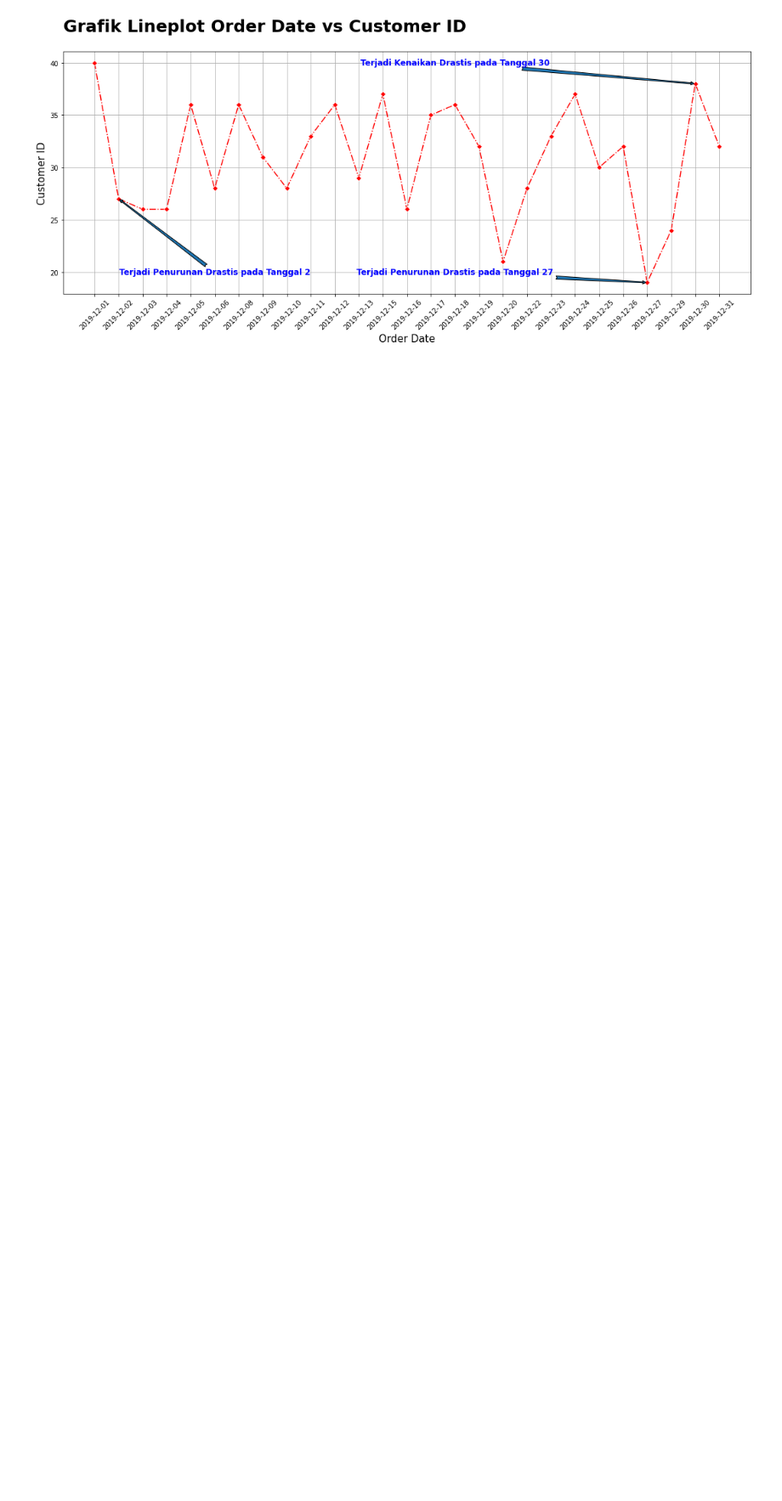
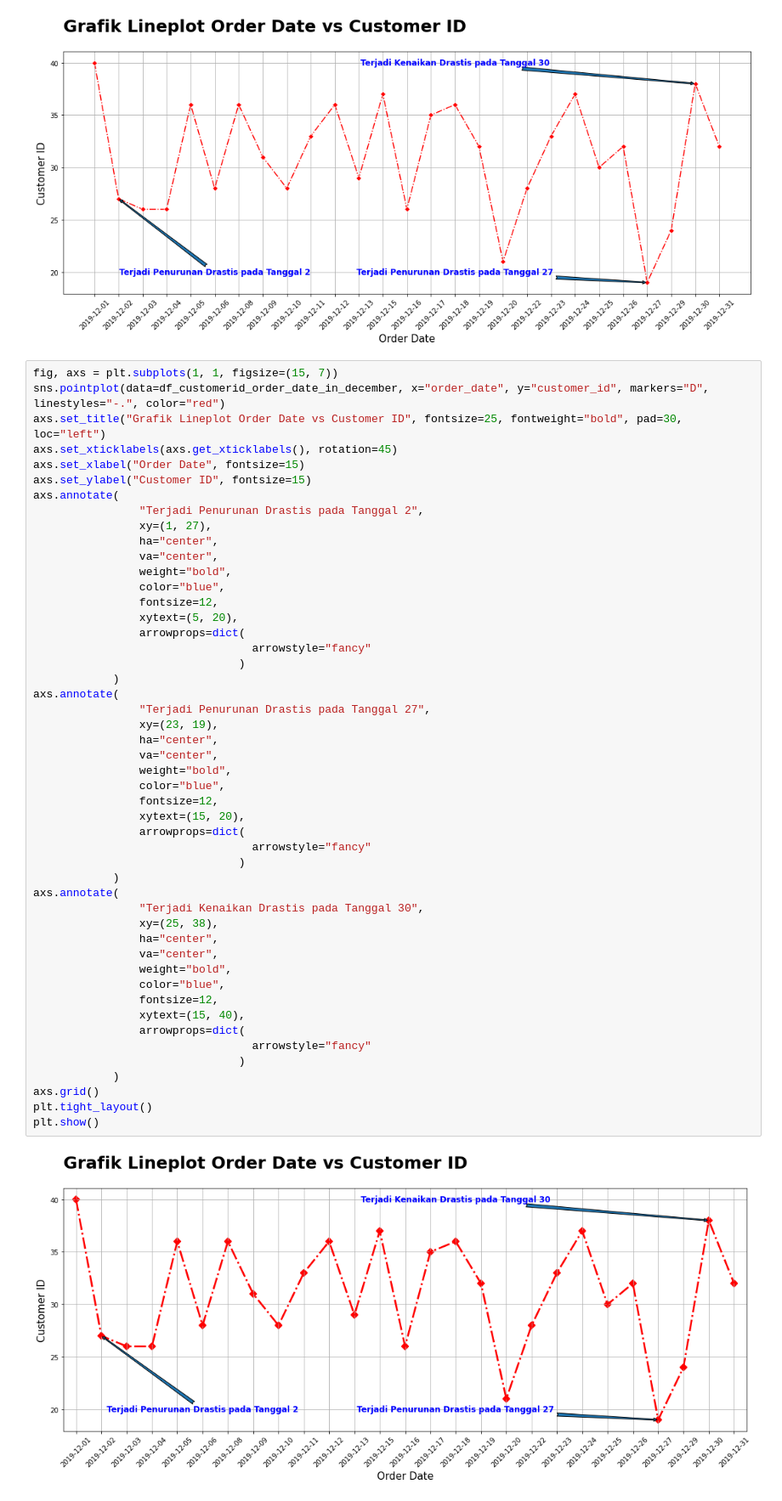
Before and after one commit to UsepSyaikalArifin/My-Projects, a Jupyter notebook: Matplotlib & Seaborn/Jupyter Notebook/main.ipynb, the cells around one changed output. Shown at 85% size. Drawn from its saved outputs; the diff is of its cells as text; blank space fills up the shorter version.

Commit message:
Lineplot vs Pointplot

```diff
--- a/Matplotlib & Seaborn/Jupyter Notebook/main.ipynb
+++ b/Matplotlib & Seaborn/Jupyter Notebook/main.ipynb
@@ -221,3 +221,54 @@ plt.tight_layout()
 plt.show()
 # %% [output]
 [figure]
+# %%
+fig, axs = plt.subplots(1, 1, figsize=(15, 7))
+sns.pointplot(data=df_customerid_order_date_in_december, x="order_date", y="customer_id", markers="D", linestyles="-.", color="red")
+axs.set_title("Grafik Lineplot Order Date vs Customer ID", fontsize=25, fontweight="bold", pad=30, loc="left")
+axs.set_xticklabels(axs.get_xticklabels(), rotation=45)
+axs.set_xlabel("Order Date", fontsize=15)
+axs.set_ylabel("Customer ID", fontsize=15)
+axs.annotate(
+                "Terjadi Penurunan Drastis pada Tanggal 2",
+                xy=(1, 27),
+                ha="center",
+                va="center",
+                weight="bold",
+                color="blue",
+                fontsize=12,
+                xytext=(5, 20),
+                arrowprops=dict(
+                                 arrowstyle="fancy"
+                               )
+            )
+axs.annotate(
+                "Terjadi Penurunan Drastis pada Tanggal 27",
+                xy=(23, 19),
+                ha="center",
+                va="center",
+                weight="bold",
+                color="blue",
+                fontsize=12,
+                xytext=(15, 20),
+                arrowprops=dict(
+                                 arrowstyle="fancy"
+                               )
+            )
+axs.annotate(
+                "Terjadi Kenaikan Drastis pada Tanggal 30",
+                xy=(25, 38),
+                ha="center",
+                va="center",
+                weight="bold",
+                color="blue",
+                fontsize=12,
+                xytext=(15, 40),
+                arrowprops=dict(
+                                 arrowstyle="fancy"
+                               )
+            )
+axs.grid()
+plt.tight_layout()
+plt.show()
+# %% [output]
+[figure, added]
```
